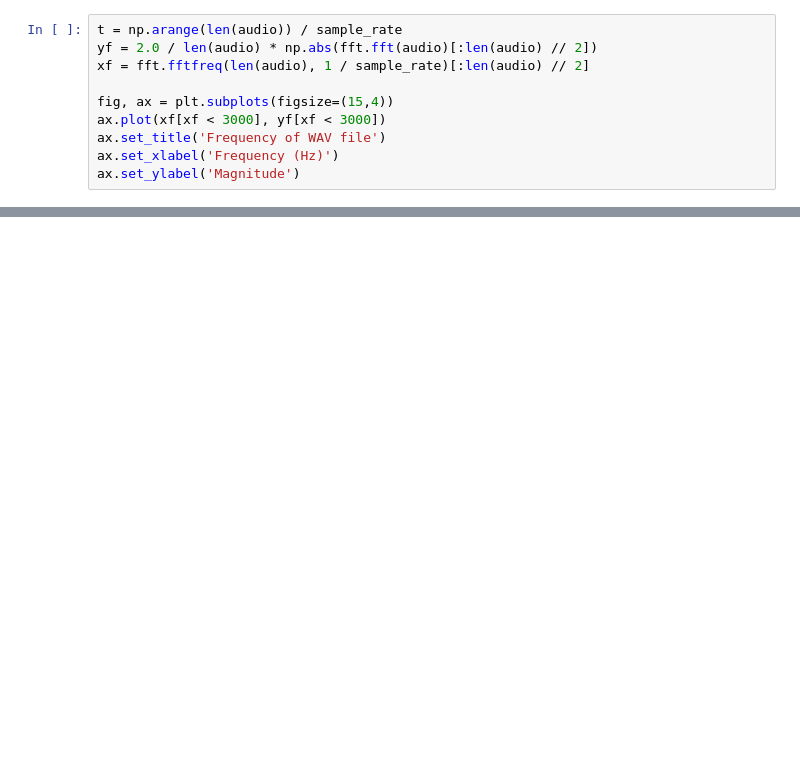
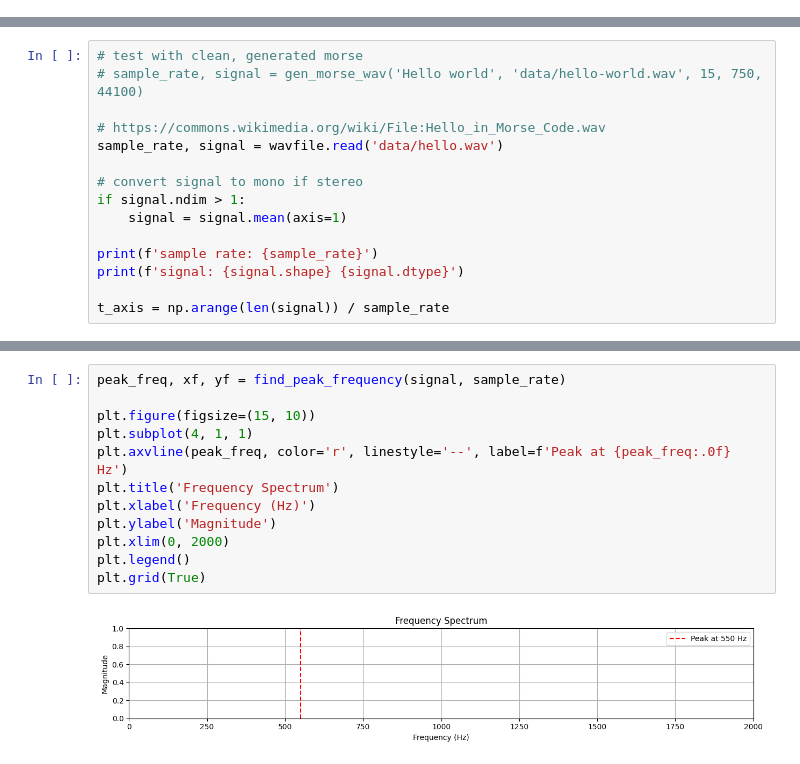
Before and after one commit to barrettotte/morse-decode, a Jupyter notebook: morse-decode.ipynb, the cells around one changed output, grey strips where cells are left out. Cells and saved outputs as stored; diff of their text form; blank space fills up the shorter version.

```diff
--- a/morse-decode.ipynb
+++ b/morse-decode.ipynb
@@ -52,10 +4,0 @@ print(audio[0:500])
-# %%
-t = np.arange(len(audio)) / sample_rate
-yf = 2.0 / len(audio) * np.abs(fft.fft(audio)[:len(audio) // 2])
-xf = fft.fftfreq(len(audio), 1 / sample_rate)[:len(audio) // 2]
-
-fig, ax = plt.subplots(figsize=(15,4))
-ax.plot(xf[xf < 3000], yf[xf < 3000])
-ax.set_title('Frequency of WAV file')
-ax.set_xlabel('Frequency (Hz)')
-ax.set_ylabel('Magnitude')
@@ -364,0 +199,15 @@ ax.legend()
+# %%
+# test with clean, generated morse
+# sample_rate, signal = gen_morse_wav('Hello world', 'data/hello-world.wav', 15, 750, 44100)
+
+# https://commons.wikimedia.org/wiki/File:Hello_in_Morse_Code.wav
+sample_rate, signal = wavfile.read('data/hello.wav')
+
+# convert signal to mono if stereo
+if signal.ndim > 1:
+    signal = signal.mean(axis=1)
+
+print(f'sample rate: {sample_rate}')
+print(f'signal: {signal.shape} {signal.dtype}')
+
+t_axis = np.arange(len(signal)) / sample_rate
@@ -364,0 +228,14 @@ ax.legend()
+# %%
+peak_freq, xf, yf = find_peak_frequency(signal, sample_rate)
+
+plt.figure(figsize=(15, 10))
+plt.subplot(4, 1, 1)
+plt.axvline(peak_freq, color='r', linestyle='--', label=f'Peak at {peak_freq:.0f} Hz')
+plt.title('Frequency Spectrum')
+plt.xlabel('Frequency (Hz)')
+plt.ylabel('Magnitude')
+plt.xlim(0, 2000)
+plt.legend()
+plt.grid(True)
+# %% [output]
+[figure, added]
```
Also changed, not shown: parts of 27 cells of this notebook, 2 other files.
